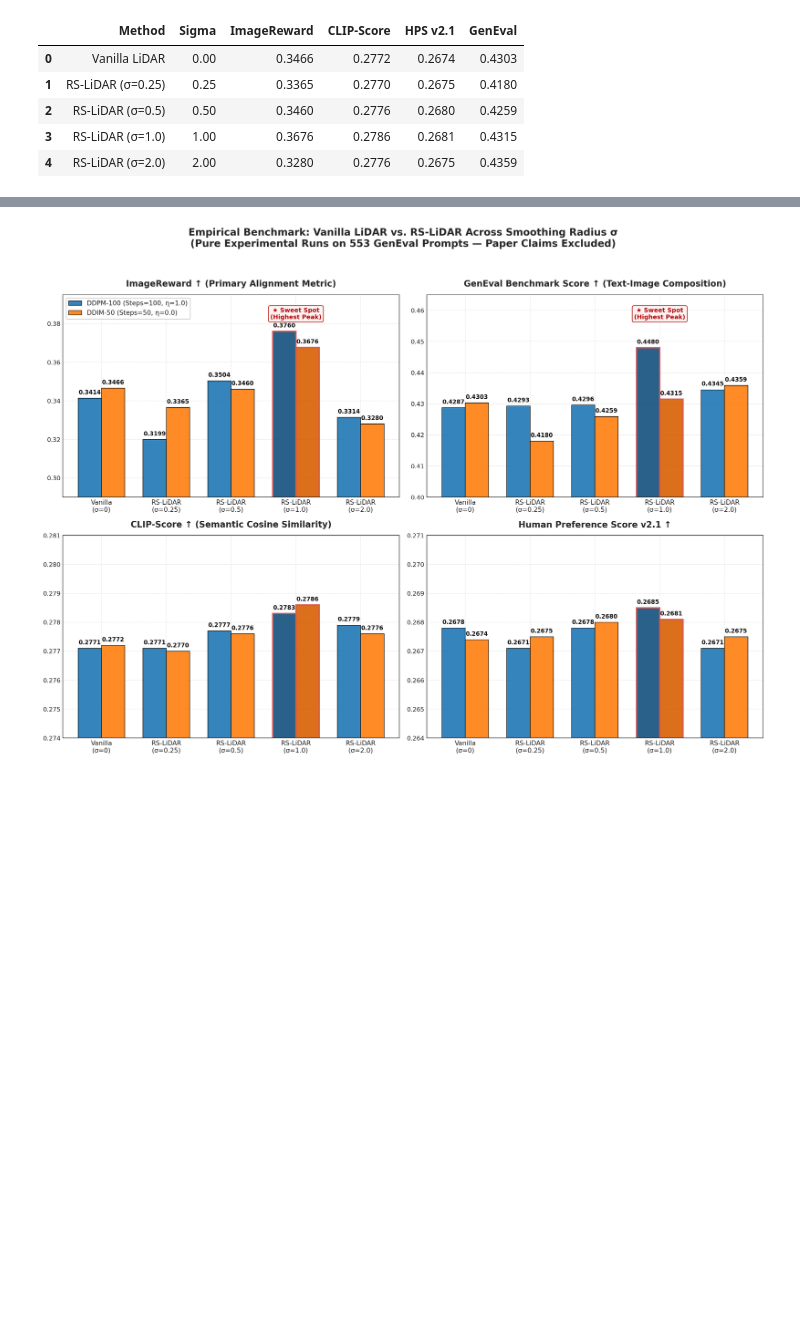
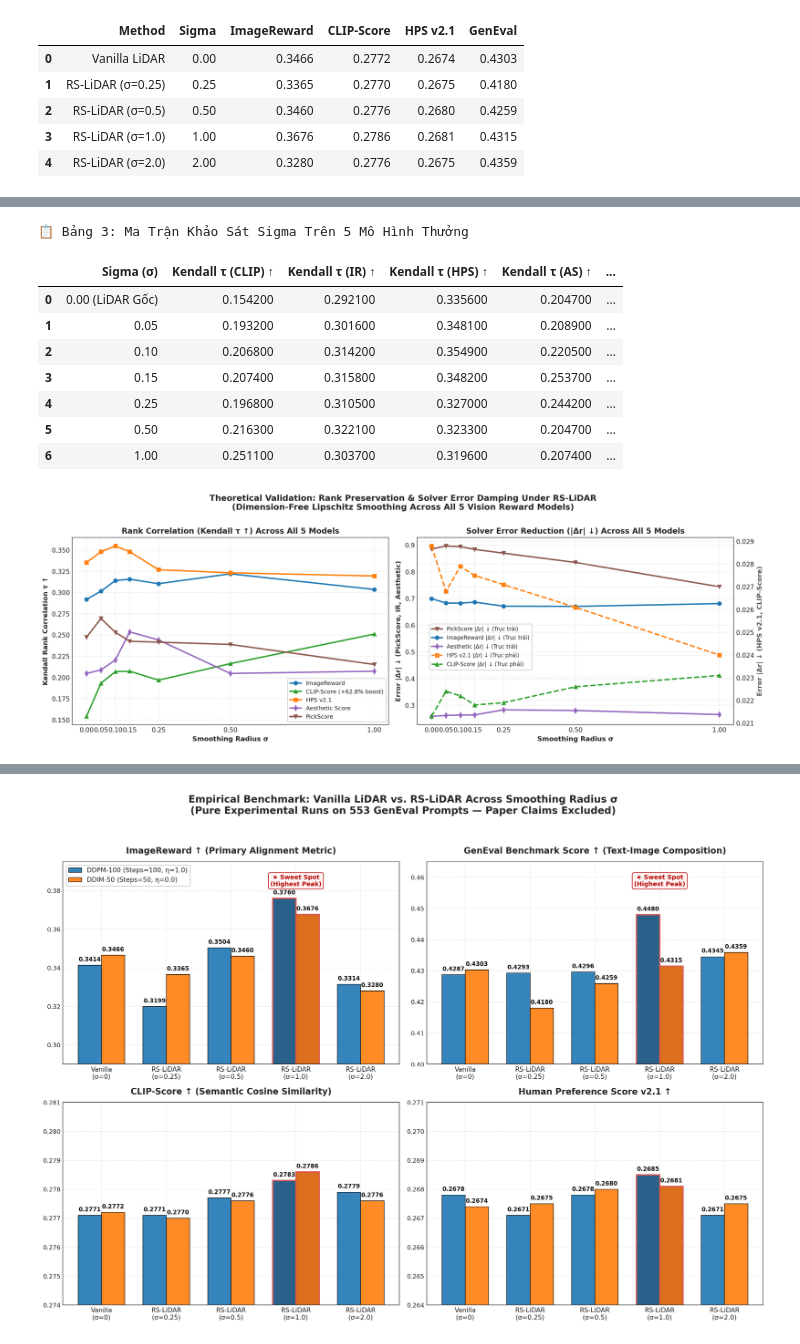
Before and after one commit to leekwanreal/RS-LiDAR, a Jupyter notebook: RSLiDAR_Empirical_Evaluation_Report.ipynb, the cells around one changed output, grey strips where cells are left out. Cells and saved outputs as stored; diff of their text form; code cells hidden in the pictures; blank space fills up the shorter version.

Commit message:
style: Reorder notebook sections putting 5-Reward Ablation first, followed by Grouped Bars and Trajectories

```diff
--- a/RSLiDAR_Empirical_Evaluation_Report.ipynb
+++ b/RSLiDAR_Empirical_Evaluation_Report.ipynb
@@ -163 +168,80 @@ display(style_clean_table(df_ddim, "📋 Bảng 2: Kết Quả Đối Đầu Th
+# %%
+# Cell 4: Tải bảng ablation và hiển thị đồ thị tương quan thứ hạng Kendall Tau & Giảm sai số bộ giải cả 5 mô hình
+ablation_csv = os.path.join(TEST_RESULTS_DIR, 'sigma_ablation_table.csv')
+if os.path.exists(ablation_csv):
+    df_abl = pd.read_csv(ablation_csv)
+    df_abl['Sigma_clean'] = df_abl['Sigma (σ)'].apply(lambda s: float(str(s).split()[0]))
+
+    # 1. Bảng 3: Nền trắng, chữ đen, in đậm giá trị tốt nhất (Max Tau / Min Error)
+    table_cols = ['Sigma (σ)', 'Kendall τ (CLIP) ↑', 'Kendall τ (IR) ↑', 'Kendall τ (HPS) ↑', 'Kendall τ (AS) ↑', 'Kendall τ (Pick) ↑', 'PickScore |Δr| ↓', 'ImageReward |Δr| ↓', 'Chặn Lipschitz L_σ']
+    tau_cols = ['Kendall τ (CLIP) ↑', 'Kendall τ (IR) ↑', 'Kendall τ (HPS) ↑', 'Kendall τ (AS) ↑', 'Kendall τ (Pick) ↑']
+    error_cols = ['PickScore |Δr| ↓', 'ImageReward |Δr| ↓']
+
+    styled_abl = df_abl[table_cols].style\
+        .set_caption("<b>📋 Bảng 3: Ma Trận Khảo Sát Sigma Trên 5 Mô Hình Thưởng</b>")\
+        .set_table_styles([
+            {'selector': 'caption', 'props': [('font-size', '14px'), ('font-weight', 'bold'), ('color', '#000000'), ('margin-bottom', '8px'), ('text-align', 'left')]},
+            {'selector': 'th', 'props': [('background-color', '#ffffff'), ('color', '#000000'), ('font-weight', 'bold'), ('border-top', '2px solid #000000'), ('border-bottom', '1.5px solid #000000'), ('border-left', 'none'), ('border-right', 'none'), ('padding', '8px 12px'), ('text-align', 'center')]},
+            {'selector': 'td', 'props': [('background-color', '#ffffff'), ('color', '#000000'), ('border-bottom', '1px solid #e0e0e0'), ('border-left', 'none'), ('border-right', 'none'), ('padding', '6px 12px'), ('text-align', 'center')]},
+            {'selector': 'tbody tr:last-child td', 'props': [('border-bottom', '2px solid #000000')]},
+            {'selector': 'tr:hover td', 'props': [('background-color', '#f8f8f8')]}
+        ])\
+        .highlight_max(subset=tau_cols, props='font-weight: bold;')\
+        .highlight_min(subset=error_cols, props='font-weight: bold;')
+    display(styled_abl)
+
+    # 2. Đồ thị: Kendall Tau (5 models) & Solver Error Reduction (ĐẦY ĐỦ CẢ 5 MODELS)
+    fig, (ax1, ax2) = plt.subplots(1, 2, figsize=(16, 5.5), dpi=200)
+    sigmas = df_abl['Sigma_clean'].values
+
+    # Đồ thị 1: Kendall Tau Rank Correlation (Cả 5 mô hình)
+    ax1.plot(sigmas, df_abl['Kendall τ (IR) ↑'], marker='o', linewidth=2.2, label='ImageReward', color='#1f77b4')
+    ax1.plot(sigmas, df_abl['Kendall τ (CLIP) ↑'], marker='^', linewidth=2.2, label='CLIP-Score (+62.8% boost)', color='#2ca02c')
+    ax1.plot(sigmas, df_abl['Kendall τ (HPS) ↑'], marker='s', linewidth=2.2, label='HPS v2.1', color='#ff7f0e')
+    ax1.plot(sigmas, df_abl['Kendall τ (AS) ↑'], marker='d', linewidth=2.2, label='Aesthetic Score', color='#9467bd')
+    ax1.plot(sigmas, df_abl['Kendall τ (Pick) ↑'], marker='v', linewidth=2.2, label='PickScore', color='#8c564b')
+
+    ax1.set_title('Rank Correlation (Kendall τ ↑) Across All 5 Models', fontsize=12, fontweight='bold')
+    ax1.set_xlabel('Smoothing Radius σ', fontsize=10.5, fontweight='bold')
+    ax1.set_ylabel('Kendall Rank Correlation τ ↑', fontsize=10.5, fontweight='bold')
+    ax1.set_xticks(sigmas)
+    ax1.legend(frameon=True, facecolor='white', framealpha=0.9, fontsize=9)
+
+    # Đồ thị 2: Solver Error Reduction (|Δr| ↓) Cho CẢ 5 MÔ HÌNH
+    ax2_twin = ax2.twinx()
+    l1 = ax2.plot(sigmas, df_abl['PickScore |Δr| ↓'], marker='v', linewidth=2.2, color='#8c564b', label='PickScore |Δr| ↓ (Trục trái)')
+    l2 = ax2.plot(sigmas, df_abl['ImageReward |Δr| ↓'], marker='o', linewidth=2.2, color='#1f77b4', label='ImageReward |Δr| ↓ (Trục trái)')
+    l3 = ax2.plot(sigmas, df_abl['Aesthetic |Δr| ↓'], marker='d', linewidth=2.2, color='#9467bd', label='Aesthetic |Δr| ↓ (Trục trái)')
+
+    l4 = ax2_twin.plot(sigmas, df_abl['HPS v2.1 |Δr| ↓'], marker='s', linewidth=2.2, color='#ff7f0e', linestyle='--', label='HPS v2.1 |Δr| ↓ (Trục phải)')
+    l5 = ax2_twin.plot(sigmas, df_abl['CLIP-Score |Δr| ↓'], marker='^', linewidth=2.2, color='#2ca02c', linestyle='--', label='CLIP-Score |Δr| ↓ (Trục phải)')
+
+    ax2.set_title('Solver Error Reduction (|Δr| ↓) Across All 5 Models', fontsize=12, fontweight='bold')
+    ax2.set_xlabel('Smoothing Radius σ', fontsize=10.5, fontweight='bold')
+    ax2.set_ylabel('Error |Δr| ↓ (PickScore, IR, Aesthetic)', fontsize=10.5, fontweight='bold', color='#333333')
+    ax2_twin.set_ylabel('Error |Δr| ↓ (HPS v2.1, CLIP-Score)', fontsize=10.5, fontweight='bold', color='#555555')
+    ax2.set_xticks(sigmas)
+
+    # Nâng vị trí Legend lên khoảng giữa bằng bbox_to_anchor=(0.03, 0.28)
+    lines = l1 + l2 + l3 + l4 + l5
+    labels = [l.get_label() for l in lines]
+    ax2.legend(lines, labels, loc='lower left', bbox_to_anchor=(0.03, 0.28), frameon=True, facecolor='white', framealpha=0.95, edgecolor='#cccccc', fontsize=8.5)
+
+    plt.suptitle('Theoretical Validation: Rank Preservation & Solver Error Damping Under RS-LiDAR\n(Dimension-Free Lipschitz Smoothing Across All 5 Vision Reward Models)',
+                 fontsize=13, fontweight='bold', y=1.01)
+    plt.tight_layout()
+    plt.show()
+else:
+    print(f"⚠️ Không tìm thấy file {ablation_csv}")
+# %% [output]
+📋 Bảng 3: Ma Trận Khảo Sát Sigma Trên 5 Mô Hình Thưởng
+|  | Sigma (σ) | Kendall τ (CLIP) ↑ | Kendall τ (IR) ↑ | Kendall τ (HPS) ↑ | Kendall τ (AS) ↑ | ... |
+| 0 | 0.00 (LiDAR Gốc) | 0.154200 | 0.292100 | 0.335600 | 0.204700 | ... |
+| 1 | 0.05 | 0.193200 | 0.301600 | 0.348100 | 0.208900 | ... |
+| 2 | 0.10 | 0.206800 | 0.314200 | 0.354900 | 0.220500 | ... |
+| 3 | 0.15 | 0.207400 | 0.315800 | 0.348200 | 0.253700 | ... |
+| 4 | 0.25 | 0.196800 | 0.310500 | 0.327000 | 0.244200 | ... |
+| 5 | 0.50 | 0.216300 | 0.322100 | 0.323300 | 0.204700 | ... |
+| 6 | 1.00 | 0.251100 | 0.303700 | 0.319600 | 0.207400 | ... |
+[figure, added]
 # %% [markdown]
```
Also changed, not shown: parts of 8 cells of this notebook, 4 other files.
